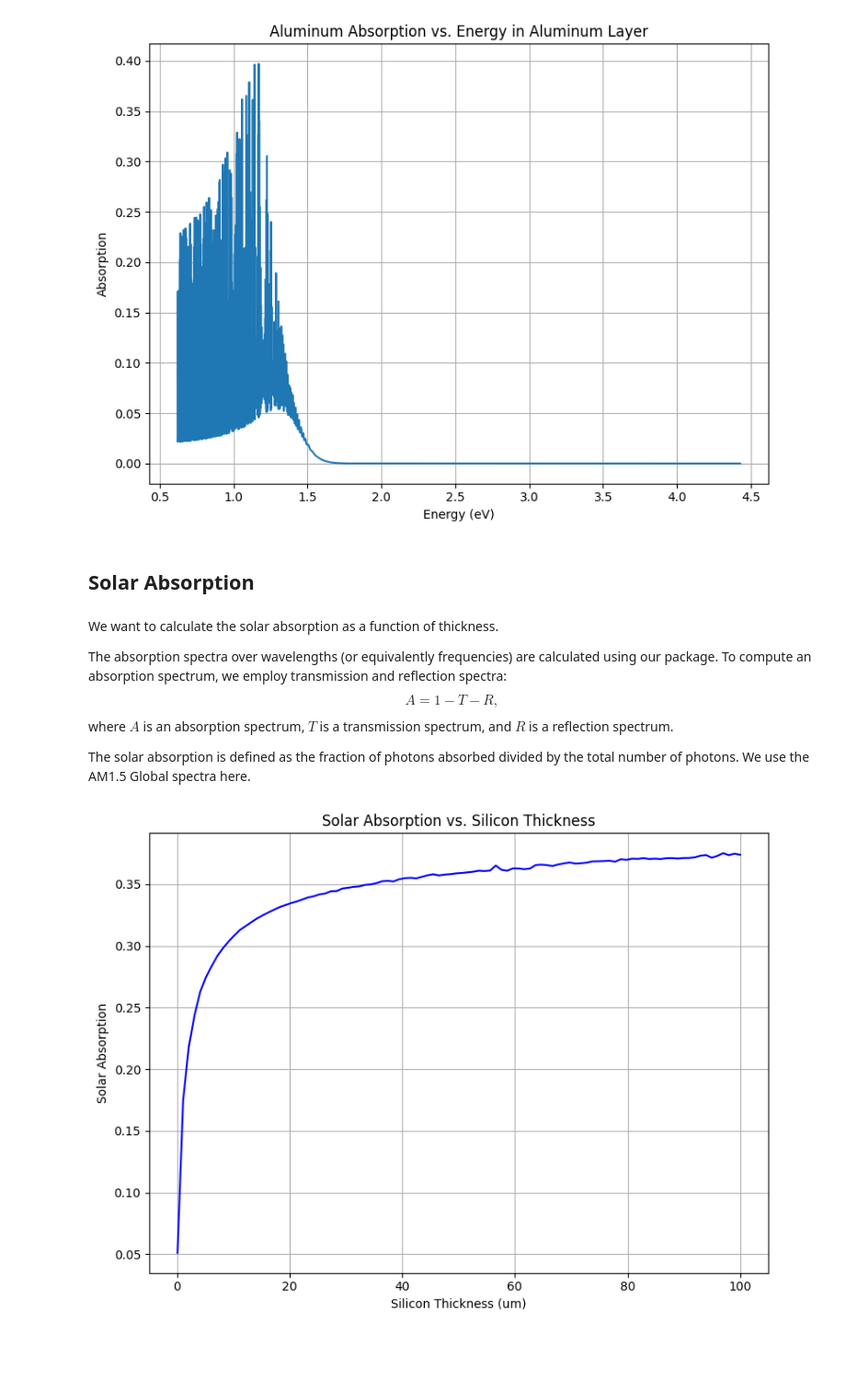
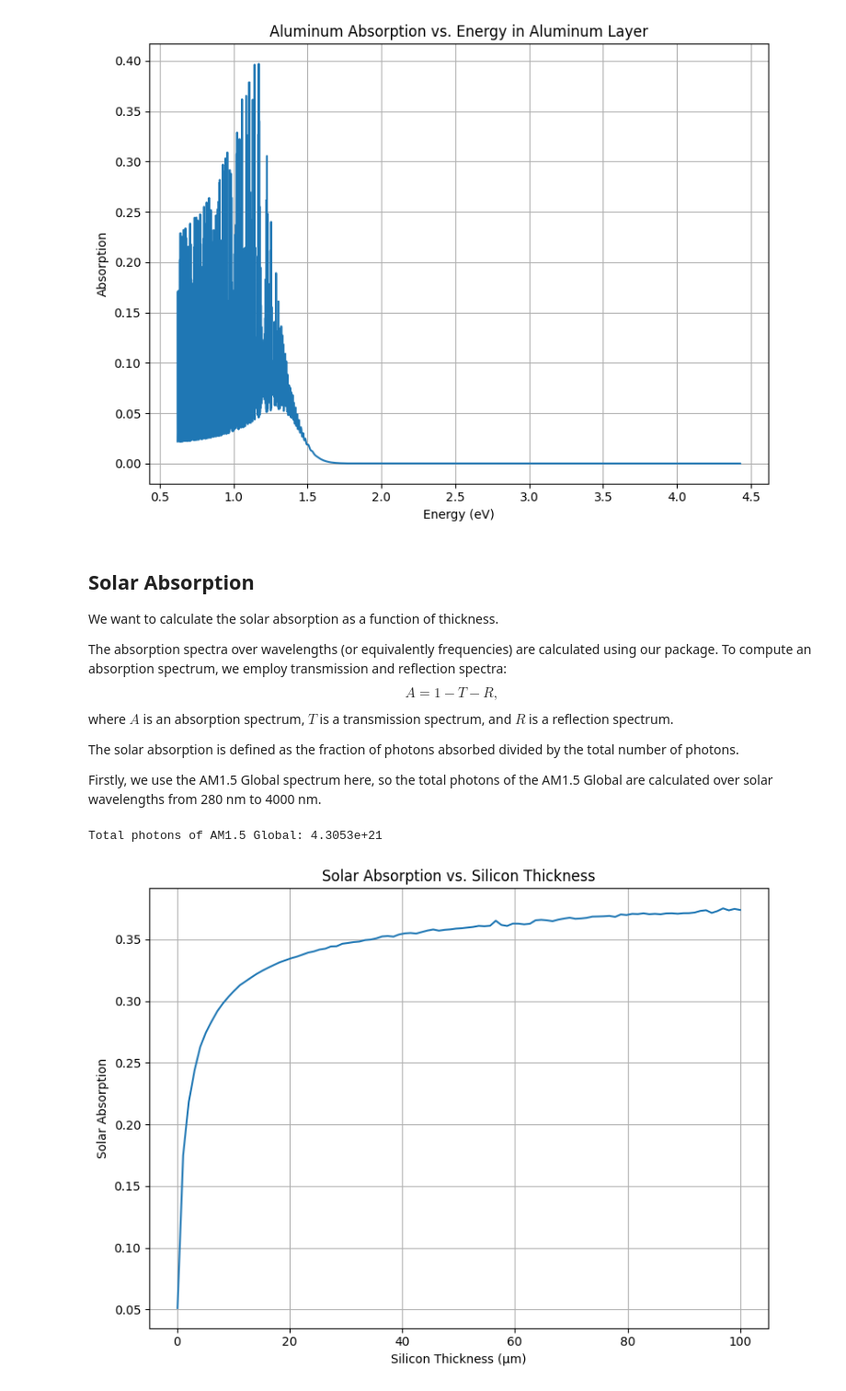
Before and after one commit to JaxLayerLumos/JaxLayerLumos, a Jupyter notebook: examples/solar-cell-analysis.ipynb, the cells around one changed output. Shown at 92% size. Saved outputs shown, nothing was run; the diff lists cells and outputs as text; code cells hidden in the pictures; blank space fills up the shorter version.

Commit message:
Update solar-cell-analysis

```diff
--- a/examples/solar-cell-analysis.ipynb
+++ b/examples/solar-cell-analysis.ipynb
@@ -50,7 +42,7 @@ frequencies = jll_utils_spectra.convert_wavelengths_to_frequencies(wavelengths)
 energy = jll_utils_spectra.convert_wavelengths_to_energy(wavelengths)
 
 materials = ["Air", "cSi", "PEC"]
-thicknesses = jnp.array([0, 40e-6, 0])
+thicknesses = jnp.array([0, 40000, 0]) * nano
 inc_angle = 0.0
 
 n_k = jll_utils_materials.get_n_k(materials, frequencies)
@@ -82,7 +74,7 @@ frequencies = jll_utils_spectra.convert_wavelengths_to_frequencies(wavelengths)
 energy = jll_utils_spectra.convert_wavelengths_to_energy(wavelengths)
 
 materials = ["Air", "cSi", "Al"]
-thicknesses = jnp.array([0, 40e-6, 0])
+thicknesses = jnp.array([0, 40000, 0]) * nano
 material_silicon_index = 1
 material_aluminum_index = 2
 
@@ -96,7 +88,6 @@ R_TE, T_TE, R_TM, T_TM, results_coeffs = jll.stackrt(
 results_coeffs = jll_utils_position.calc_absorption_in_each_layer(
     thicknesses, results_coeffs
 )
-# results_coeffs["absorption_layer_TE"][material_silicon_index-1,:]
 # %%
 fig = plt.figure(figsize=(8, 6))
 ax = fig.gca()
@@ -127,62 +120,76 @@ plt.tight_layout()
 plt.show()
 # %% [output]
 [figure]
-# %% [markdown]
-## Solar Absorption
 # %% [markdown]
+## Solar Absorption
+
 We want to calculate the solar absorption as a function of thickness.
 
 The absorption spectra over wavelengths (or equivalently frequencies) are calculated using our package. To compute an absorption spectrum, we employ transmission and reflection spectra:
 $$A = 1 - T - R,$$
 where $A$ is an absorption spectrum, $T$ is a transmission spectrum, and $R$ is a reflection spectrum.
 
-The solar absorption is defined as the fraction of photons absorbed divided by the total number of photons.  We use the AM1.5 Global spectra here.
+The solar absorption is defined as the fraction of photons absorbed divided by the total number of photons.
+
+Firstly, we use the AM1.5 Global spectrum here, so the total photons of the AM1.5 Global are calculated over solar wavelengths from 280 nm to 4000 nm.
+# %%
+wavelengths_solar = jnp.linspace(280, 4000, 2000) * nano
+wavelengths_solar_in_nm = jll_utils_units.convert_m_to_nm(wavelengths_solar)
+irradiance_solar = jll_utils_light_sources.get_irradiance('AM1p5G', wavelengths_solar)
+
+photon_flux_solar = (irradiance_solar * wavelengths_solar) / (h * c)
+total_photons_solar = onp.trapezoid(photon_flux_solar, wavelengths_solar_in_nm)
+
+print(f"Total photons of AM1.5 Global: {total_photons_solar:.4e}")
+# %% [output]
+Total photons of AM1.5 Global: 4.3053e+21
 # %%
 wavelengths = jnp.linspace(280, 1400, 1000) * nano
 frequencies = jll_utils_spectra.convert_wavelengths_to_frequencies(wavelengths)
 energy = jll_utils_spectra.convert_wavelengths_to_energy(wavelengths)
 
 silicon_thicknesses = jnp.linspace(100, 100000, 100) * nano
-materials = onp.array(["Air", "cSi", "PEC"])
-
-solar_absorption_results = []
+materials = ["Air", "cSi", "PEC"]
+inc_angle = 0.0
 
 n_k = jll_utils_materials.get_n_k(materials, frequencies)
 
 irradiance = jll_utils_light_sources.get_irradiance('AM1p5G', wavelengths)
 photon_flux = (irradiance * wavelengths) / (h * c)
 
-absorption_results = onp.zeros((len(silicon_thicknesses), len(wavelengths)))
+absorption_results = []
+solar_absorption_results = []
 
-for i, thickness_si in enumerate(silicon_thicknesses):
-    thicknesses = jnp.array([0, thickness_si, 0])
+for thickness in silicon_thicknesses:
+    thicknesses = jnp.array([0, thickness, 0])
 
-    R_TE, T_TE, R_TM, T_TM = jll.stackrt(n_k, thicknesses, frequencies, 0.0)
+    R_TE, T_TE, R_TM, T_TM = jll.stackrt(n_k, thicknesses, frequencies, inc_angle)
     A = 1 - R_TE - T_TE
 
-    absorption_results[i, :] = A
+    absorption_results.append(A)
     solar_absorption = onp.trapezoid(A * photon_flux, wavelengths / nano) / total_photons_solar
     solar_absorption_results.append(solar_absorption)
 
-solar_absorption_results = onp.array(solar_absorption_results)
+absorption_results = onp.array(absorption_results).squeeze()
+solar_absorption_results = onp.array(solar_absorption_results).squeeze()
 
-silicon_thicknesses_micron = jll_utils_units.convert_m_to_um(silicon_thicknesses)
-X, Y = onp.meshgrid(energy, silicon_thicknesses_micron)
+silicon_thicknesses_in_micron = jll_utils_units.convert_m_to_um(silicon_thicknesses)
+X, Y = onp.meshgrid(energy, silicon_thicknesses_in_micron)
 # %%
 fig = plt.figure(figsize=(8, 6))
 ax = fig.gca()
 
-ax.plot(silicon_thicknesses_micron, solar_absorption_results, label='Solar Absorption', color="b")
-# plt.plot(energy, A.squeeze(), label="Absorption (A)", color="b")
-ax.set_xlabel("Silicon Thickness (um)")
+ax.plot(silicon_thicknesses_in_micron, solar_absorption_results)
+
+ax.set_xlabel("Silicon Thickness (µm)")
 ax.set_ylabel("Solar Absorption")
 ax.set_title("Solar Absorption vs. Silicon Thickness")
 ax.grid()
 
 plt.tight_layout()
 plt.show()
 # %% [output]
-[figure, old version]
+[figure, new version]
 # %%
 fig = plt.figure(figsize=(8, 6))
 ax = fig.gca()
```
Also changed, not shown: parts of 13 cells of this notebook.
